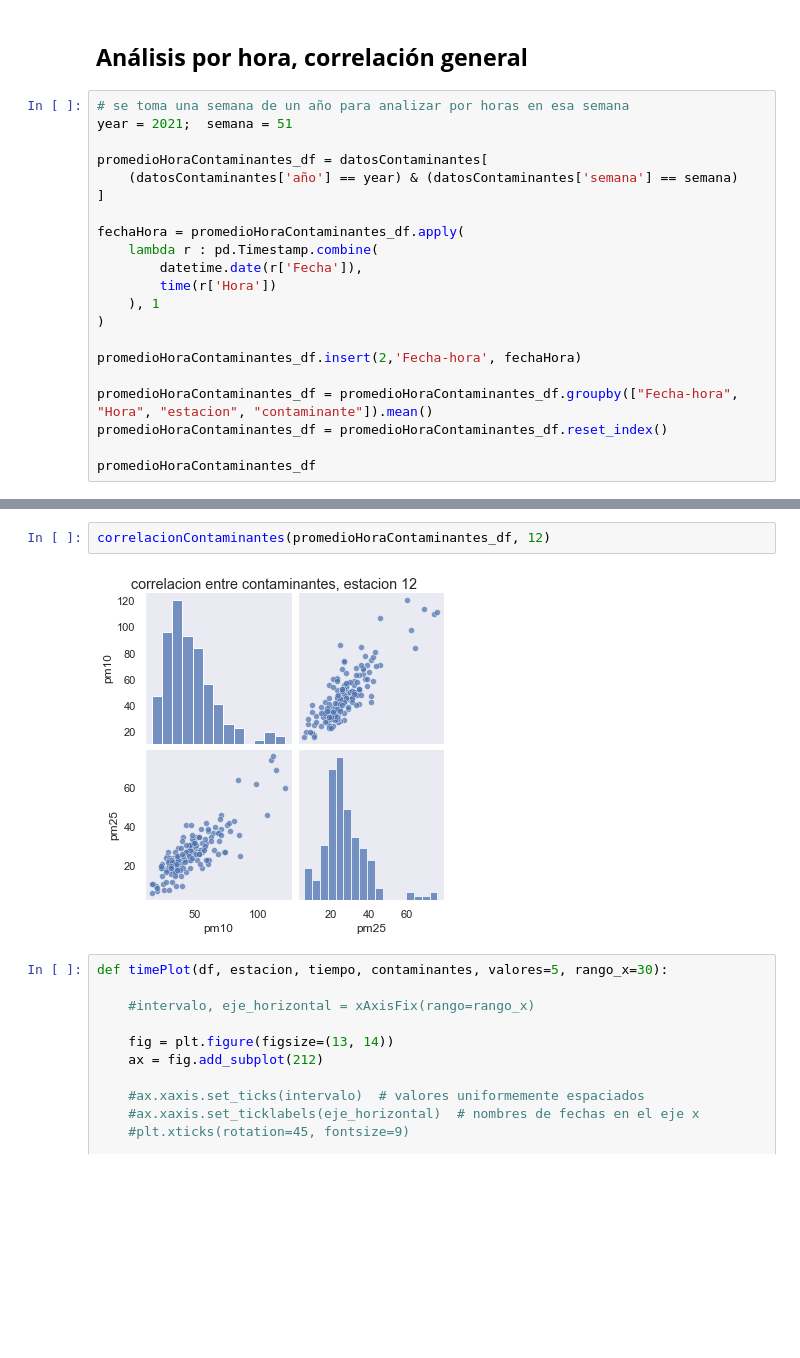
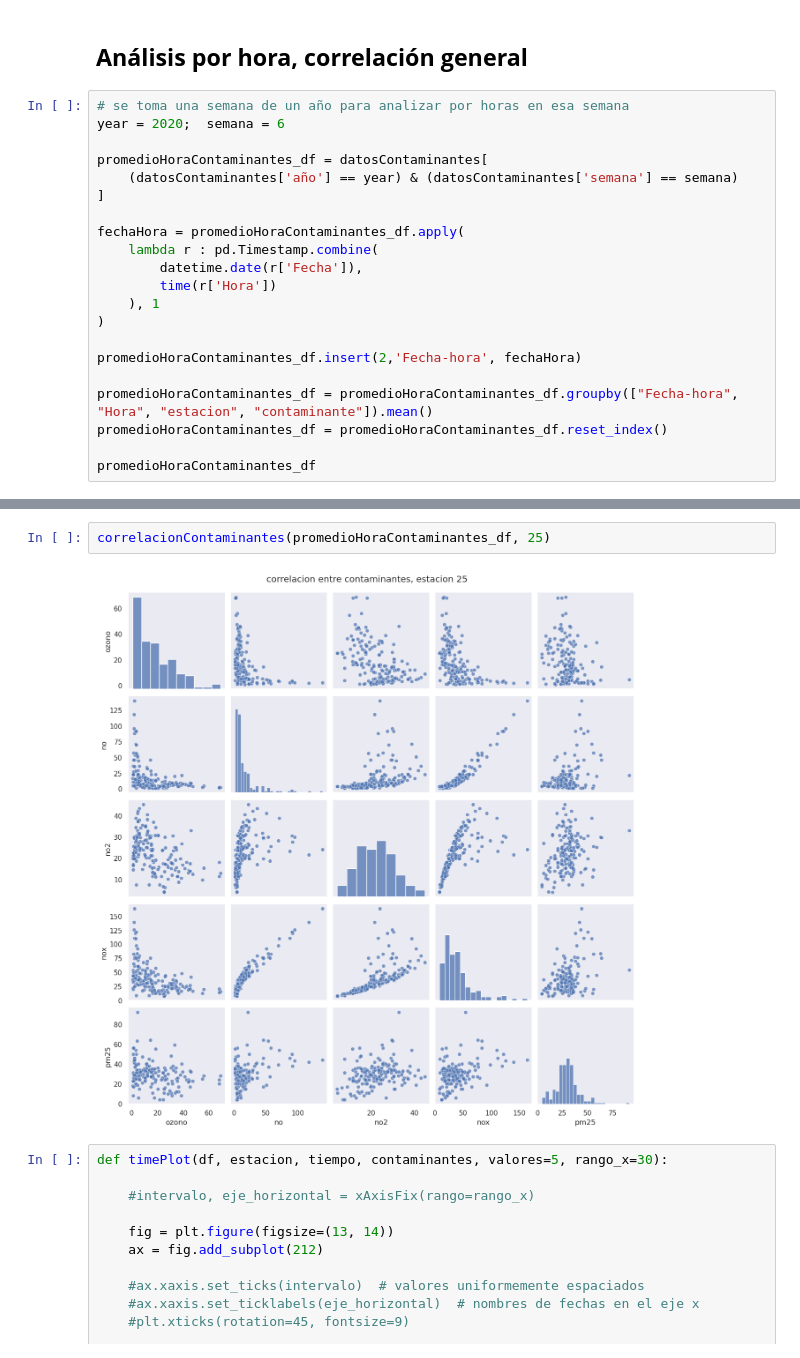
Before and after one commit to LeoUribC/CITRA_DataScience, a Jupyter notebook: Contaminantes/Estudios_PM25.ipynb, the cells around one changed output, grey strips where cells are left out. Saved outputs shown, nothing was run; the diff lists cells and outputs as text; blank space fills up the shorter version.

```diff
--- a/Contaminantes/Estudios_PM25.ipynb
+++ b/Contaminantes/Estudios_PM25.ipynb
@@ -559,7 +559,7 @@ correlacionContaminantes(promedio_semanal_contaminantes, 25)
 ## **Análisis por hora, correlación general**
 # %%
 # se toma una semana de un año para analizar por horas en esa semana
-year = 2021;  semana = 51
+year = 2020;  semana = 6
 
 promedioHoraContaminantes_df = datosContaminantes[
     (datosContaminantes['año'] == year) & (datosContaminantes['semana'] == semana)
@@ -595,7 +595,7 @@ promedioHoraContaminantes_df
 # %%
-correlacionContaminantes(promedioHoraContaminantes_df, 12)
+correlacionContaminantes(promedioHoraContaminantes_df, 25)
 # %% [output]
-[figure, old version]
+[figure, new version]
 # %%
 def timePlot(df, estacion, tiempo, contaminantes, valores=5, rango_x=30):
 
```
Also changed, not shown: parts of 12 cells of this notebook.
